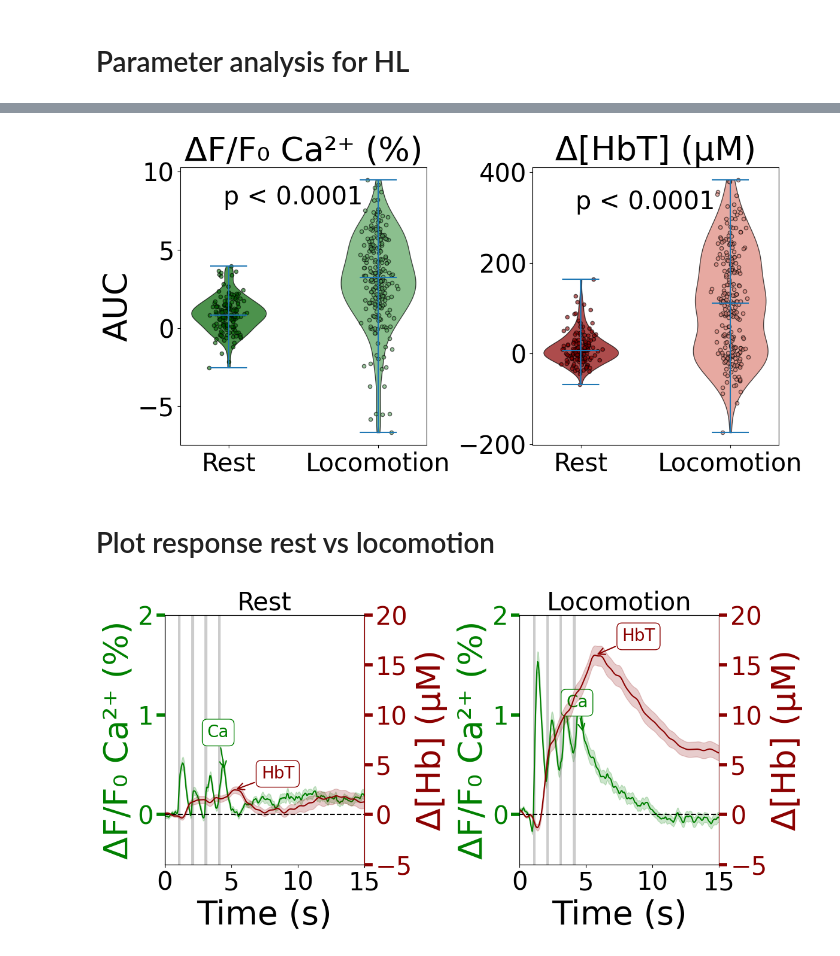
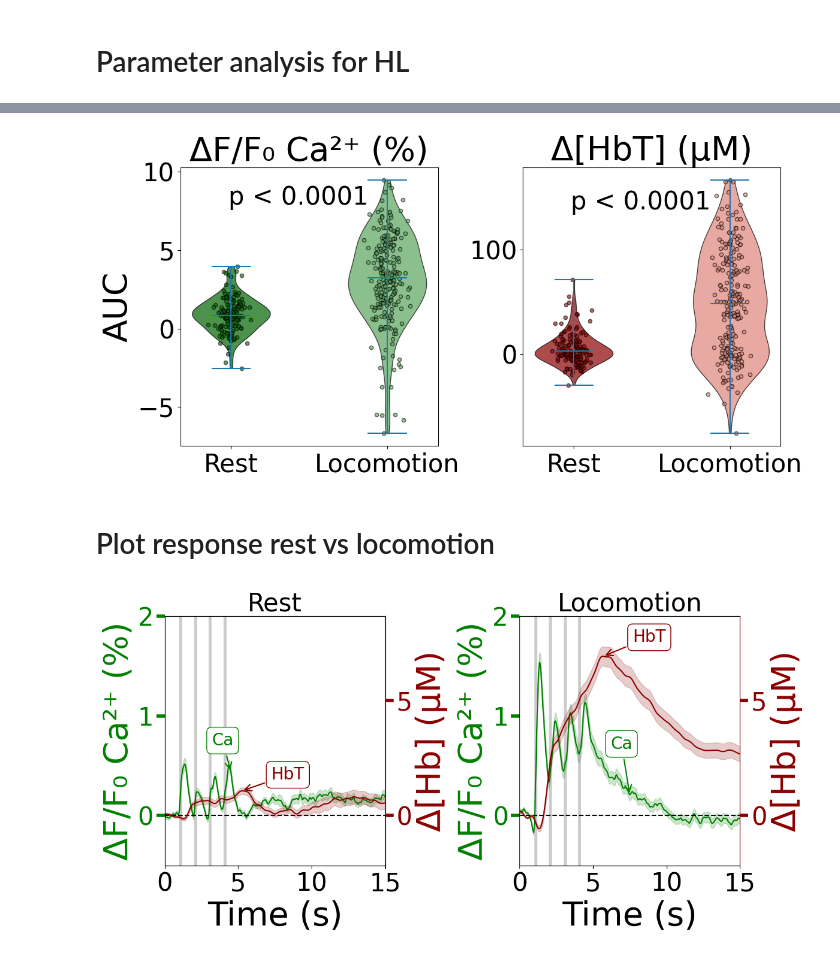
Before and after one commit to natalia1896/WIFIOPIA, a Jupyter notebook: notebooks/Step5_ResponseAnalysis.ipynb, the cells around one changed output, grey strips where cells are left out. Drawn from its saved outputs; the diff is of its cells as text; code cells hidden in the pictures.

Commit message:
Apply 2.303 factor, recalculate data and update figures

```diff
--- a/notebooks/Step5_ResponseAnalysis.ipynb
+++ b/notebooks/Step5_ResponseAnalysis.ipynb
@@ -808,7 +808,7 @@ def plot_dual_panel_signals_df(
 
         x_offsets_sec = kwargs.get("x_offsets_sec", {
             'Ca_Raw': -2,
-            'Ca': 0.0,
+            'Ca': 2,
             'HbT': 2,
             'HbO': -4,
             'HbR': 5
@@ -1328,7 +1328,7 @@ data_for_plot_fn_ca = partial(
     detrend=True,
     detrend_s=1e6,
     detrend_time=15.0,
-    detrend_threshold=-10,
+    detrend_threshold=-10/2.303,
     multiplier=100,
     multiplier2=1e6,
     baseline_frames=20
@@ -1338,7 +1338,7 @@ data_for_plot_fn_hbt = partial(
     data_for_plot,
     detrend=True,
     detrend_time=15.0,
-    detrend_threshold=-10,
+    detrend_threshold=-10/2.303,
     detrend_s=1e6,
     multiplier=1e6,
     multiplier2=1e6,
@@ -1558,10 +1557,10 @@ plot_side_by_side_violins(
     fontsize={'title': BIGGER_SIZE, 'label': BIGGER_SIZE, 'ticks': SMALL_SIZE, 'p': SMALL_SIZE},
     p_value_offset=0.8,
     category_labels={'Awake_s': 'Rest', 'Awake_other': 'Locomotion'},
-    save_fig_path = 'D:\\Methods_figures\\Stat_HL_article.png'
+    save_fig_path = 'D:\\Methods_figures\\Stat_HL_article_upd.png'
 )
 # %% [output]
-[figure, old version]
+[figure, new version]
 # %% [markdown]
 # Plot response rest vs locomotion
 # %%
@@ -1609,7 +1608,7 @@ plot_dual_panel_signals_df(
         'dhbt_df': hbt_df_s,
         'label_y_fracs': {
             'Ca_Raw': 0.7,
-            'Ca': 1.3,
+            'Ca': 1.2,
             'HbT': 1.3,
             'HbO': 0.45,
             'HbR': 0.25
@@ -1628,47 +1627,47 @@ plot_dual_panel_signals_df(
         'dhbt_df': hbt_df_l,
         'label_y_fracs': {
             'Ca_Raw': 0.7,
-            'Ca': 0.7,
+            'Ca': 0.5,
             'HbT': 1,
             'HbO': 0.45,
             'HbR': 0.25
         },
         'label_x_fracs': {
             'Ca_Raw': 0.2,
-            'Ca': 0.32,
+            'Ca': 0.5,
             'HbT': 0.38,
             'HbO': 0.4,
             'HbR': 0.7
         }
     },
     data_for_plot_fn_ca=data_for_plot_fn_ca,
     data_for_plot_fn_hbt=data_for_plot_fn_hbt,
     left_title="Rest",
     right_title="Locomotion",
     stim_type='HL',
     state='Awake',
     y1_lim=(-0.5, 2),
-    y2_lim=(-5, 20),
+    y2_lim=(-5/2.303, 20/2.303),
     x_lim=(0, 15),
     y1_color='green',
     y2_color='darkred',
     y1_label_color='green',
     y2_label_color='darkred',
     error_type='se',
     error_alpha=0.2,
     ann_fontsize=20,
     x_tick_step=5,
     y1_tick_step=1,
     y2_tick_step=5,
     label_y_fracs = label_y_fracs,
     label_x_fracs = label_x_fracs,
     x_offsets_sec = x_offsets_sec,
     stim_box_x = 4.5,
     annotate_stimulus = False,
     figsize = (12, 6),
-    save_path = Path(r'D:\Methods_figures')/f'HL_res_vs_loc_article'
+    save_path = Path(r'D:\Methods_figures')/f'HL_res_vs_loc_article_upd'
 
 
 )
 # %% [output]
-[figure, old version]
+[figure, new version]
```
Also changed, not shown: parts of 9 cells of this notebook, 16 other files.
